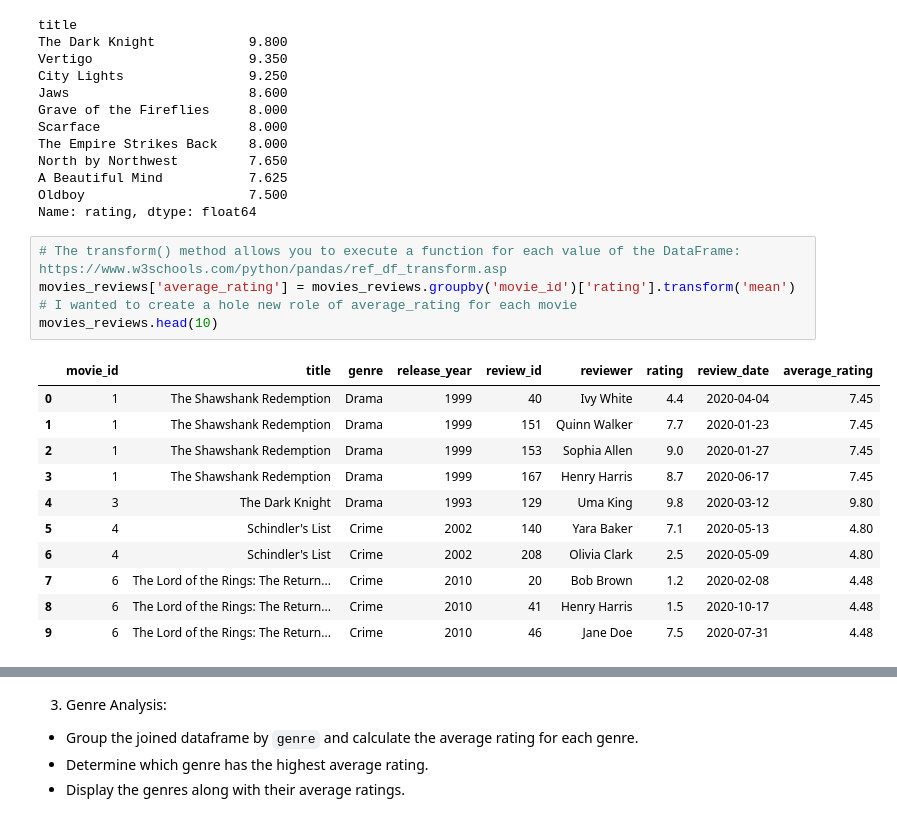
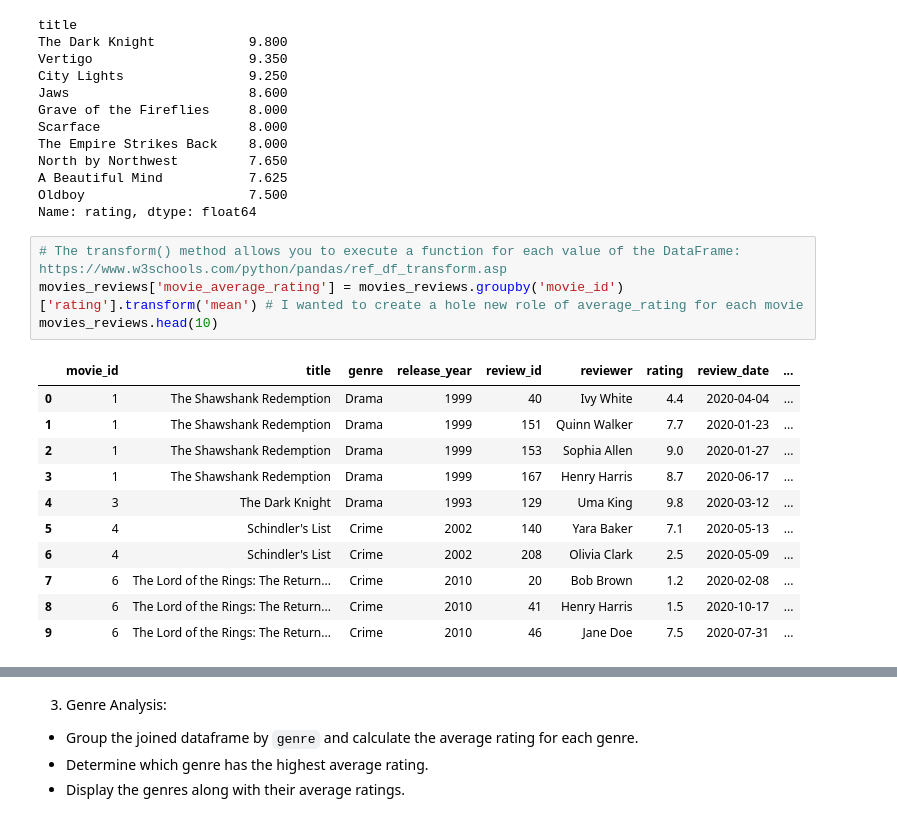
Before and after one commit to 0Londero/Tools.for.Data.Science, a Jupyter notebook: Lab 7 - Joining Data with Pandas/Lab07.ipynb, the cells around one changed output, grey strips where cells are left out. Drawn from its saved outputs; the diff is of its cells as text.

```diff
--- a/Lab 7 - Joining Data with Pandas/Lab07.ipynb
+++ b/Lab 7 - Joining Data with Pandas/Lab07.ipynb
@@ -91,18 +91,18 @@ Oldboy                     7.500
 Name: rating, dtype: float64
 # %%
 # The transform() method allows you to execute a function for each value of the DataFrame: https://www.w3schools.com/python/pandas/ref_df_transform.asp
-movies_reviews['average_rating'] = movies_reviews.groupby('movie_id')['rating'].transform('mean') # I wanted to create a hole new role of average_rating for each movie
+movies_reviews['movie_average_rating'] = movies_reviews.groupby('movie_id')['rating'].transform('mean') # I wanted to create a hole new role of average_rating for each movie
 movies_reviews.head(10)
 # %% [output]
-|  | movie_id | title | genre | release_year | review_id | reviewer | rating | review_date | average_rating |
-| 0 | 1 | The Shawshank Redemption | Drama | 1999 | 40 | Ivy White | 4.4 | 2020-04-04 | 7.45 |
-| 1 | 1 | The Shawshank Redemption | Drama | 1999 | 151 | Quinn Walker | 7.7 | 2020-01-23 | 7.45 |
-| 2 | 1 | The Shawshank Redemption | Drama | 1999 | 153 | Sophia Allen | 9.0 | 2020-01-27 | 7.45 |
-| 3 | 1 | The Shawshank Redemption | Drama | 1999 | 167 | Henry Harris | 8.7 | 2020-06-17 | 7.45 |
-| 4 | 3 | The Dark Knight | Drama | 1993 | 129 | Uma King | 9.8 | 2020-03-12 | 9.80 |
-| 5 | 4 | Schindler's List | Crime | 2002 | 140 | Yara Baker | 7.1 | 2020-05-13 | 4.80 |
-| 6 | 4 | Schindler's List | Crime | 2002 | 208 | Olivia Clark | 2.5 | 2020-05-09 | 4.80 |
-| 7 | 6 | The Lord of the Rings: The Return... | Crime | 2010 | 20 | Bob Brown | 1.2 | 2020-02-08 | 4.48 |
-| 8 | 6 | The Lord of the Rings: The Return... | Crime | 2010 | 41 | Henry Harris | 1.5 | 2020-10-17 | 4.48 |
-| 9 | 6 | The Lord of the Rings: The Return... | Crime | 2010 | 46 | Jane Doe | 7.5 | 2020-07-31 | 4.48 |
+|  | movie_id | title | genre | release_year | review_id | reviewer | rating | review_date | ... |
+| 0 | 1 | The Shawshank Redemption | Drama | 1999 | 40 | Ivy White | 4.4 | 2020-04-04 | ... |
+| 1 | 1 | The Shawshank Redemption | Drama | 1999 | 151 | Quinn Walker | 7.7 | 2020-01-23 | ... |
+| 2 | 1 | The Shawshank Redemption | Drama | 1999 | 153 | Sophia Allen | 9.0 | 2020-01-27 | ... |
+| 3 | 1 | The Shawshank Redemption | Drama | 1999 | 167 | Henry Harris | 8.7 | 2020-06-17 | ... |
+| 4 | 3 | The Dark Knight | Drama | 1993 | 129 | Uma King | 9.8 | 2020-03-12 | ... |
+| 5 | 4 | Schindler's List | Crime | 2002 | 140 | Yara Baker | 7.1 | 2020-05-13 | ... |
+| 6 | 4 | Schindler's List | Crime | 2002 | 208 | Olivia Clark | 2.5 | 2020-05-09 | ... |
+| 7 | 6 | The Lord of the Rings: The Return... | Crime | 2010 | 20 | Bob Brown | 1.2 | 2020-02-08 | ... |
+| 8 | 6 | The Lord of the Rings: The Return... | Crime | 2010 | 41 | Henry Harris | 1.5 | 2020-10-17 | ... |
+| 9 | 6 | The Lord of the Rings: The Return... | Crime | 2010 | 46 | Jane Doe | 7.5 | 2020-07-31 | ... |
 # %%
```
Also changed, not shown: parts of 18 cells of this notebook.
